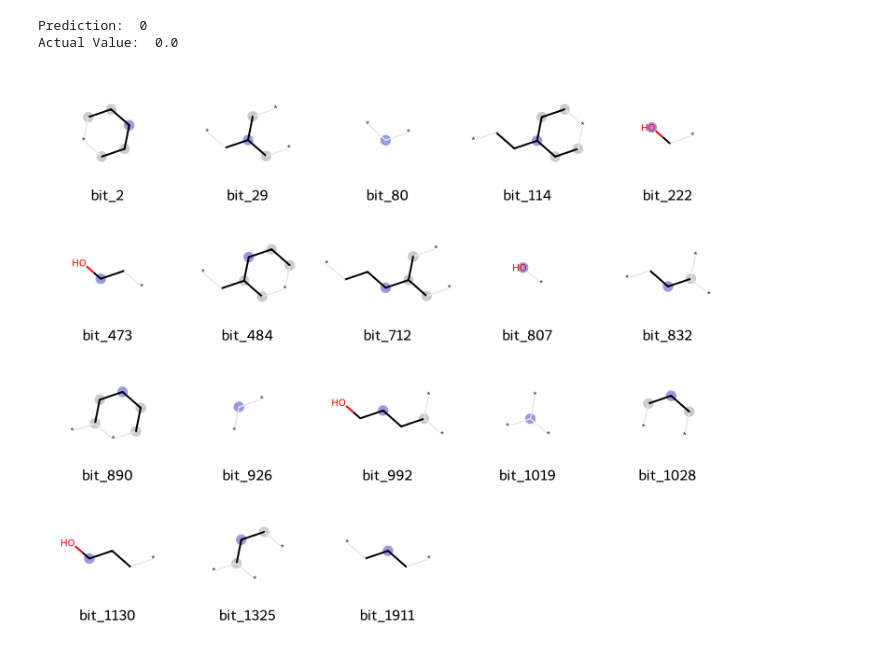
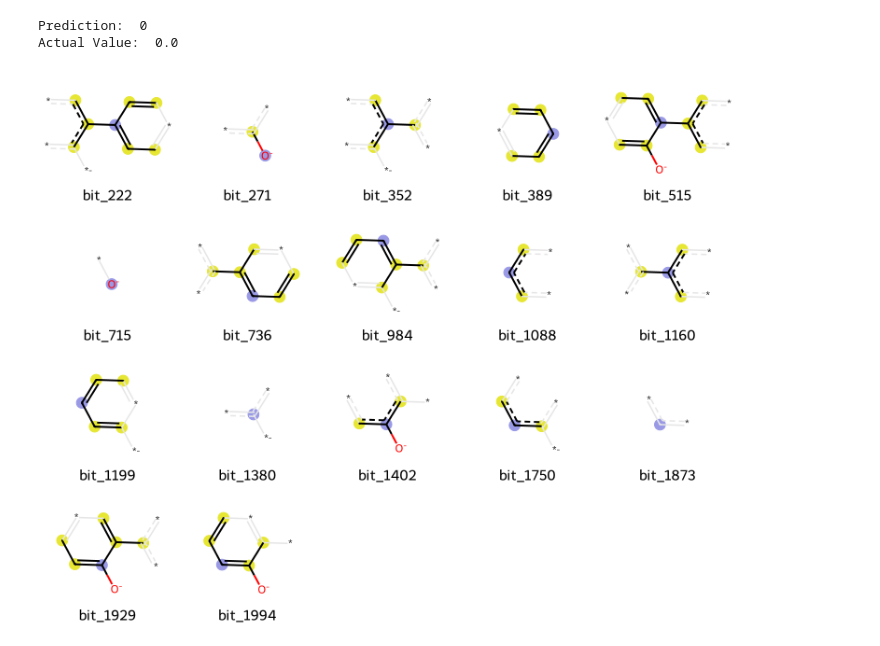
Before and after one commit to BernardGeorges/ProjetoAP, a Jupyter notebook: deepmol.ipynb, the cells around one changed output. Saved outputs shown, nothing was run; the diff lists cells and outputs as text; code cells hidden in the pictures.

```diff
--- a/deepmol.ipynb
+++ b/deepmol.ipynb
@@ -198,7 +186,14 @@ active_bits = list(bit_info.keys())
+# %%
+from rdkit.Chem import rdMolDescriptors
+morgan_fp = MorganFingerprint()
+fingerprint = morgan_fp._featurize(smi_conv)
+
+activated_bits = np.where(fingerprint == 1)[0]
+activated_bits = list(activated_bits)
 # %%
-MorganFingerprint().draw_bits(smi_conv,active_bits)
+MorganFingerprint().draw_bits(smi_conv,activated_bits)
 # %% [output]
-[figure, old version]
+[figure, new version]
 # %%
 patt_number = 104
 mol_number = 2
```
Also changed, not shown: parts of 22 cells of this notebook, 6 other files.
